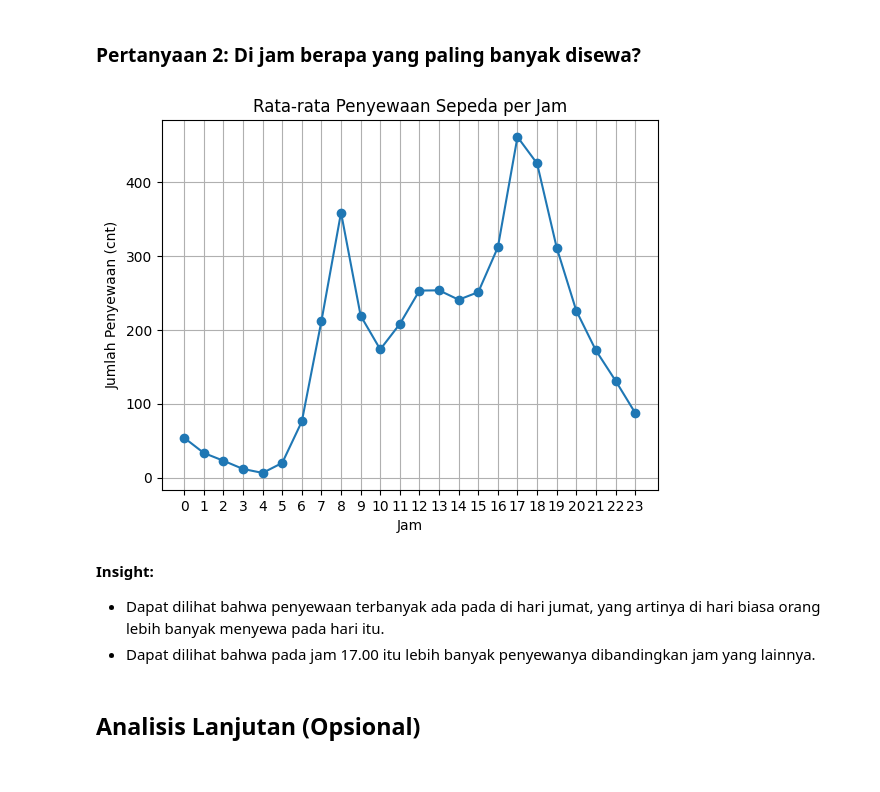
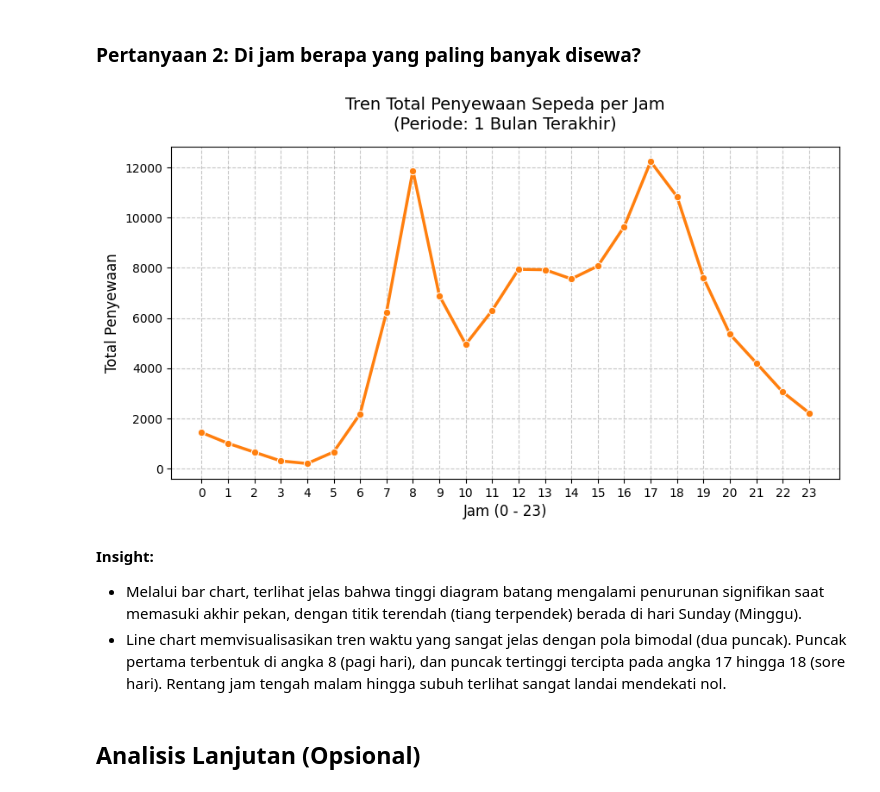
Before and after one commit to AkuPemulaCode/Submission-analisis-data, a Jupyter notebook: Proyek_Analisis_Data.ipynb, the cells around one changed output. Saved outputs shown, nothing was run; the diff lists cells and outputs as text; code cells hidden in the pictures.

```diff
--- a/Proyek_Analisis_Data.ipynb
+++ b/Proyek_Analisis_Data.ipynb
@@ -323,0 +261,8 @@ dtype: float64
+# %%
+hour_df["dteday"] = pd.to_datetime(hour_df["dteday"])
+
+
+last_date_hour = hour_df["dteday"].max()
+one_month_ago = last_date_hour - pd.DateOffset(months=1)
+
+recent_1_month_df = hour_df[hour_df["dteday"] >= one_month_ago].copy()
@@ -344,20 +313,23 @@ plt.show()
 # %% [markdown]
 ### Pertanyaan 2: Di jam berapa yang paling banyak disewa?
 # %%
-hour_df.groupby("hr")["cnt"].mean().plot(kind="line", marker='o')
+hour_plot_data = recent_1_month_df.groupby("hr")["cnt"].sum().reset_index()
 
-plt.title("Rata-rata Penyewaan Sepeda per Jam")
-plt.xlabel("Jam")
-plt.ylabel("Jumlah Penyewaan (cnt)")
-plt.xticks(range(0,24))
-plt.grid()
+plt.figure(figsize=(10, 5))
+sns.lineplot(x="hr", y="cnt", data=hour_plot_data, color="tab:orange", linewidth=2.5, marker="o")
+
+plt.title("Tren Total Penyewaan Sepeda per Jam\n(Periode: 1 Bulan Terakhir)", fontsize=14, pad=15)
+plt.xlabel("Jam (0 - 23)", fontsize=12)
+plt.ylabel("Total Penyewaan", fontsize=12)
+plt.xticks(range(0, 24))
+plt.grid(True, linestyle='--', alpha=0.7)
 plt.show()
 # %% [output]
-[figure, old version]
+[figure, new version]
-# %% [markdown]
-**Insight:**
-- Dapat dilihat bahwa penyewaan terbanyak ada pada di hari jumat, yang artinya di hari biasa orang lebih banyak menyewa pada hari itu.
-- Dapat dilihat bahwa pada jam 17.00 itu lebih banyak penyewanya dibandingkan jam yang lainnya.
+# %% [markdown]
+**Insight:**
+- Melalui bar chart, terlihat jelas bahwa tinggi diagram batang mengalami penurunan signifikan saat memasuki akhir pekan, dengan titik terendah (tiang terpendek) berada di hari Sunday (Minggu).
+- Line chart memvisualisasikan tren waktu yang sangat jelas dengan pola bimodal (dua puncak). Puncak pertama terbentuk di angka 8 (pagi hari), dan puncak tertinggi tercipta pada angka 17 hingga 18 (sore hari). Rentang jam tengah malam hingga subuh terlihat sangat landai mendekati nol.
 # %% [markdown]
 ## Analisis Lanjutan (Opsional)
 # %% [markdown]
```
Also changed, not shown: parts of 18 cells of this notebook, 2 other files.
